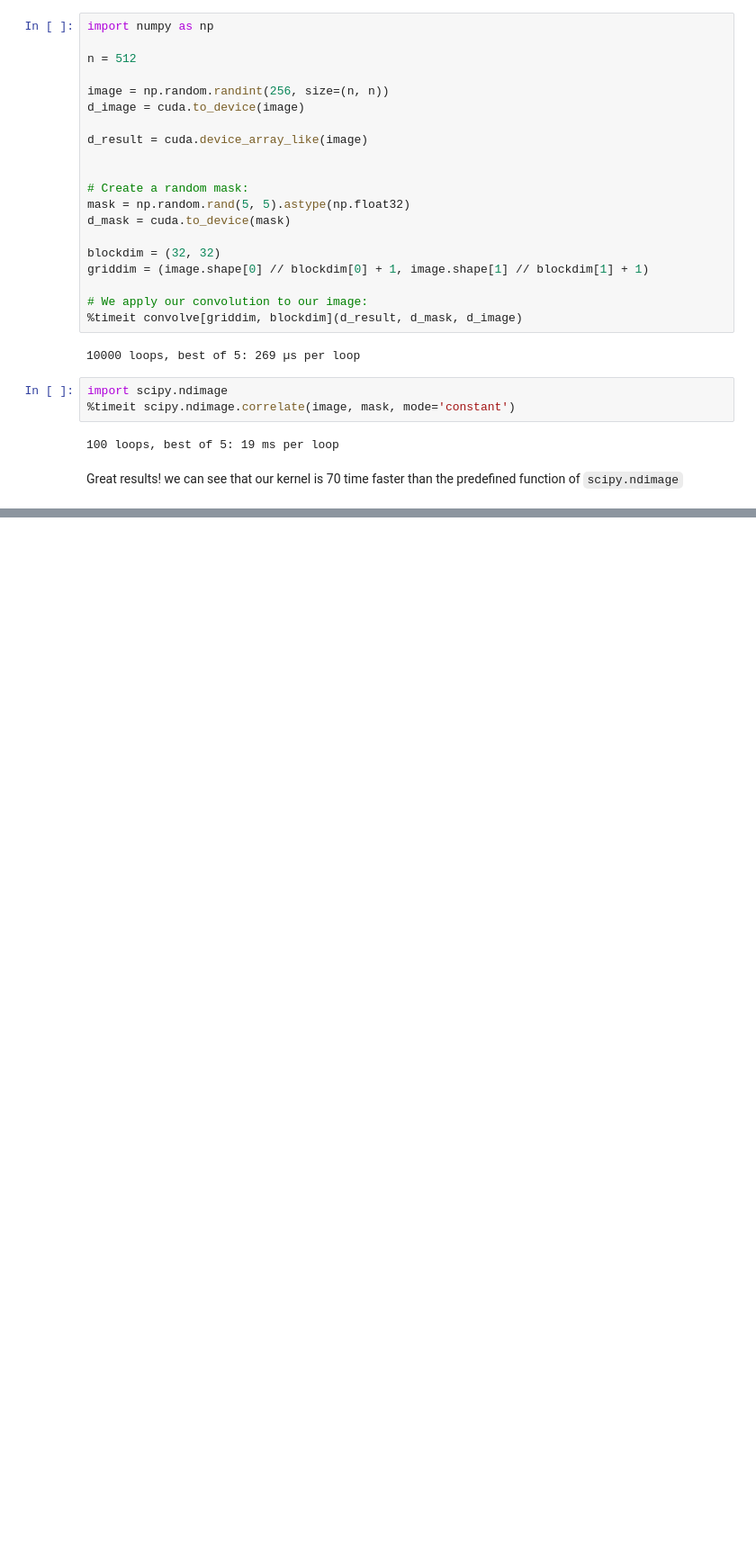
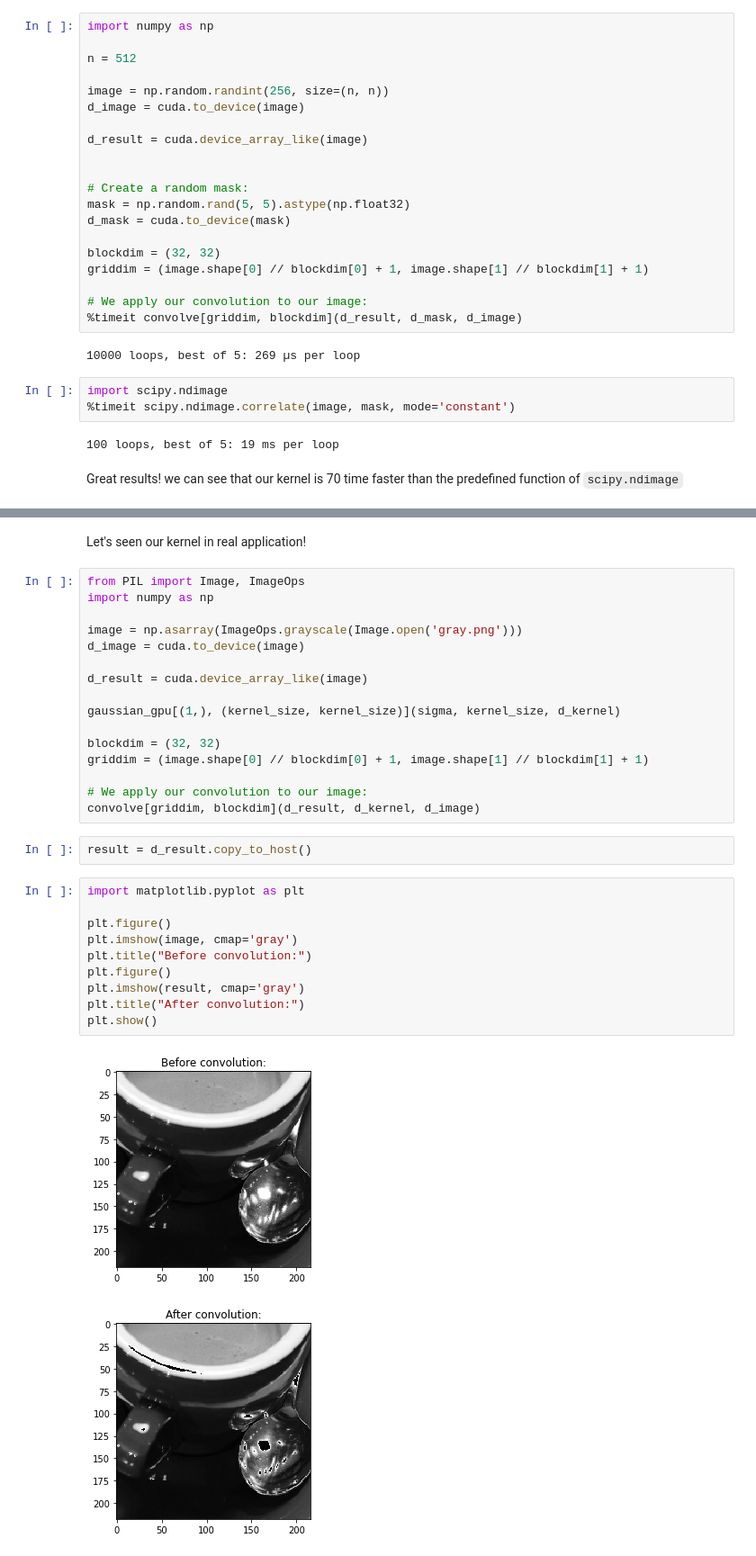
Before and after one commit to HamzaGbada/Numba-cuda, a Jupyter notebook: Numba_CUDA.ipynb, the cells around one changed output, grey strips where cells are left out. Shown at 90% size. Saved outputs shown, nothing was run; the diff lists cells and outputs as text; blank space fills up the shorter version.

Commit message:
gaussian blur

```diff
--- a/Numba_CUDA.ipynb
+++ b/Numba_CUDA.ipynb
@@ -398,0 +426,33 @@ Great results! we can see that our kernel is 70 time faster than the predefined
+# %% [markdown]
+Let's seen our kernel in real application!
+# %%
+from PIL import Image, ImageOps
+import numpy as np
+
+image = np.asarray(ImageOps.grayscale(Image.open('gray.png')))
+d_image = cuda.to_device(image)
+
+d_result = cuda.device_array_like(image)
+
+gaussian_gpu[(1,), (kernel_size, kernel_size)](sigma, kernel_size, d_kernel)
+
+blockdim = (32, 32)
+griddim = (image.shape[0] // blockdim[0] + 1, image.shape[1] // blockdim[1] + 1)
+
+# We apply our convolution to our image:
+convolve[griddim, blockdim](d_result, d_kernel, d_image)
+# %%
+result = d_result.copy_to_host()
+# %%
+import matplotlib.pyplot as plt
+
+plt.figure()
+plt.imshow(image, cmap='gray')
+plt.title("Before convolution:")
+plt.figure()
+plt.imshow(result, cmap='gray')
+plt.title("After convolution:")
+plt.show()
+# %% [output]
+[figure, added]
+[figure, added]
```
Also changed, not shown: parts of 5 cells of this notebook.
